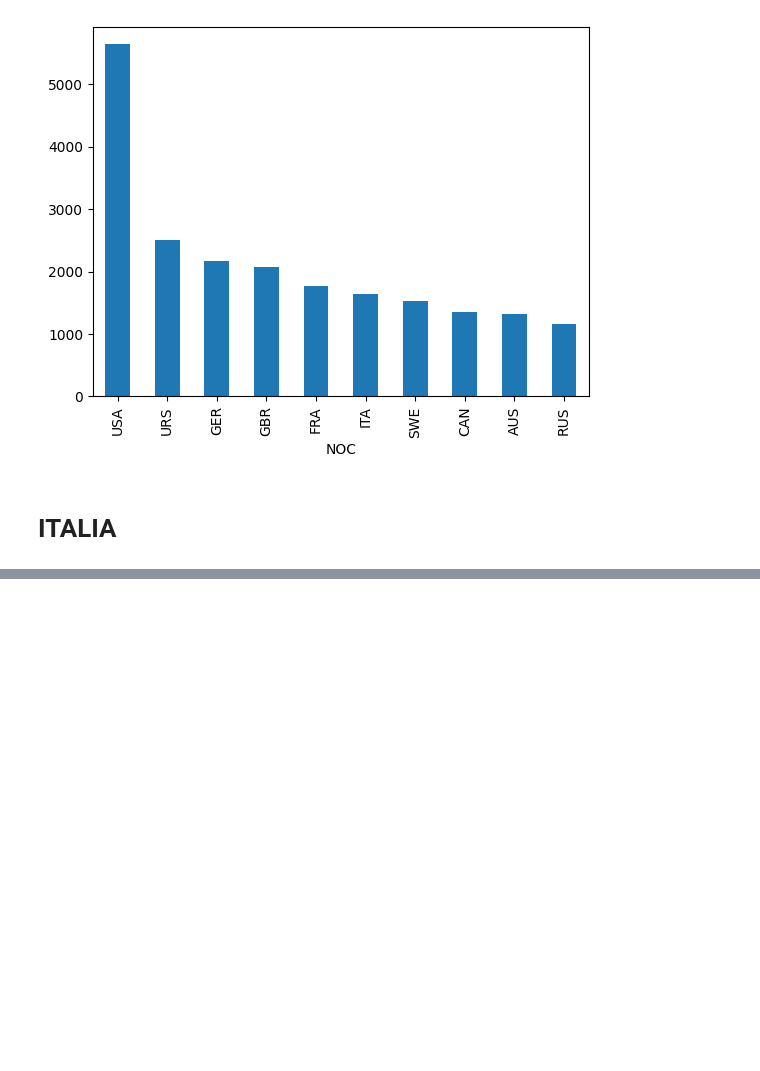
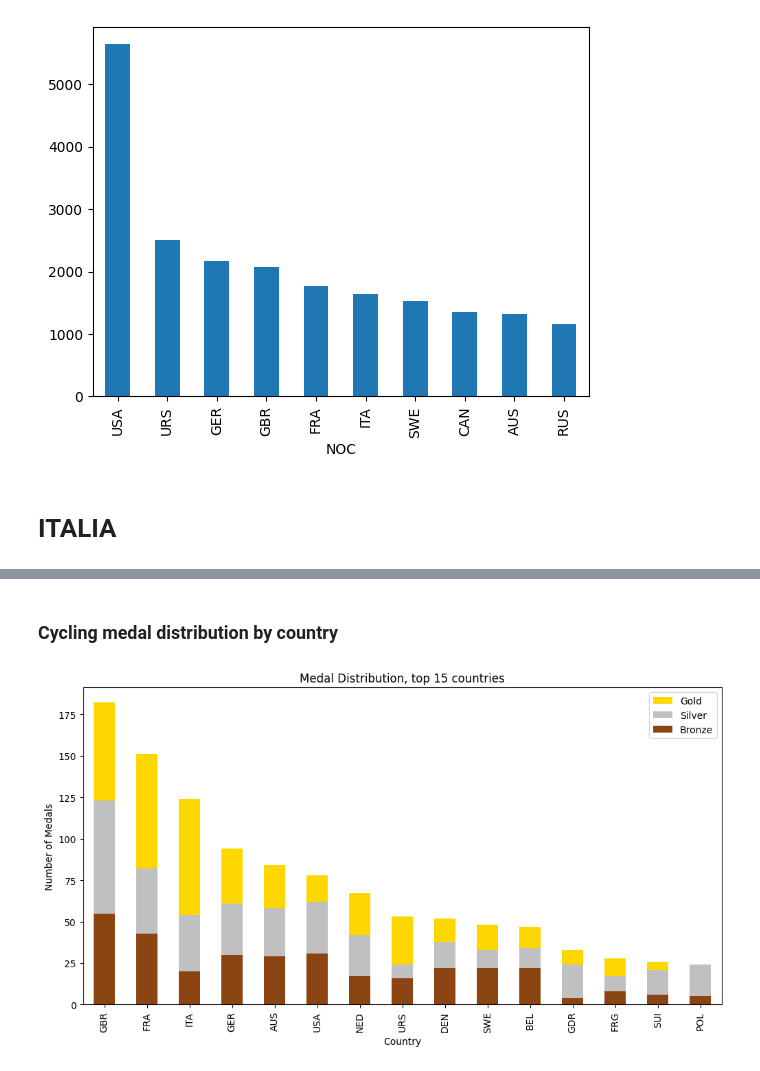
Before and after one commit to Aggisimov/Grupparbete_Italy, a Jupyter notebook: grupparbete.ipynb, the cells around one changed output, grey strips where cells are left out. Saved outputs shown, nothing was run; the diff lists cells and outputs as text; code cells hidden in the pictures; blank space fills up the shorter version.

Commit message:
Added some libraries,  and my own graphs

```diff
--- a/grupparbete.ipynb
+++ b/grupparbete.ipynb
@@ -127,0 +191,25 @@ italydf
+# %% [markdown]
+### Cycling medal distribution by country
+# %%
+medal_distribution = cycling_df.groupby("NOC")["Medal"].value_counts().unstack().fillna(0)
+medal_distribution = medal_distribution[["Gold", "Silver", "Bronze"]]
+
+top_countries = medal_distribution.sum(axis=1).sort_values(ascending=False).head(15).index
+medal_distribution_top = medal_distribution.loc[top_countries]
+
+ax = medal_distribution_top[["Bronze", "Silver", "Gold"]].plot(
+    kind="bar",
+    stacked=True,
+    title="Medal Distribution, top 15 countries",
+    figsize=(12, 6),
+    xlabel="Country",
+    ylabel="Number of Medals",
+    color=["saddlebrown", "silver", "gold"]
+)
+
+handles, labels = ax.get_legend_handles_labels()
+ax.legend(handles[::-1], labels[::-1])
+
+plt.show()
+# %% [output]
+[figure, added]
```
Also changed, not shown: parts of 9 cells of this notebook, 1 other file.
